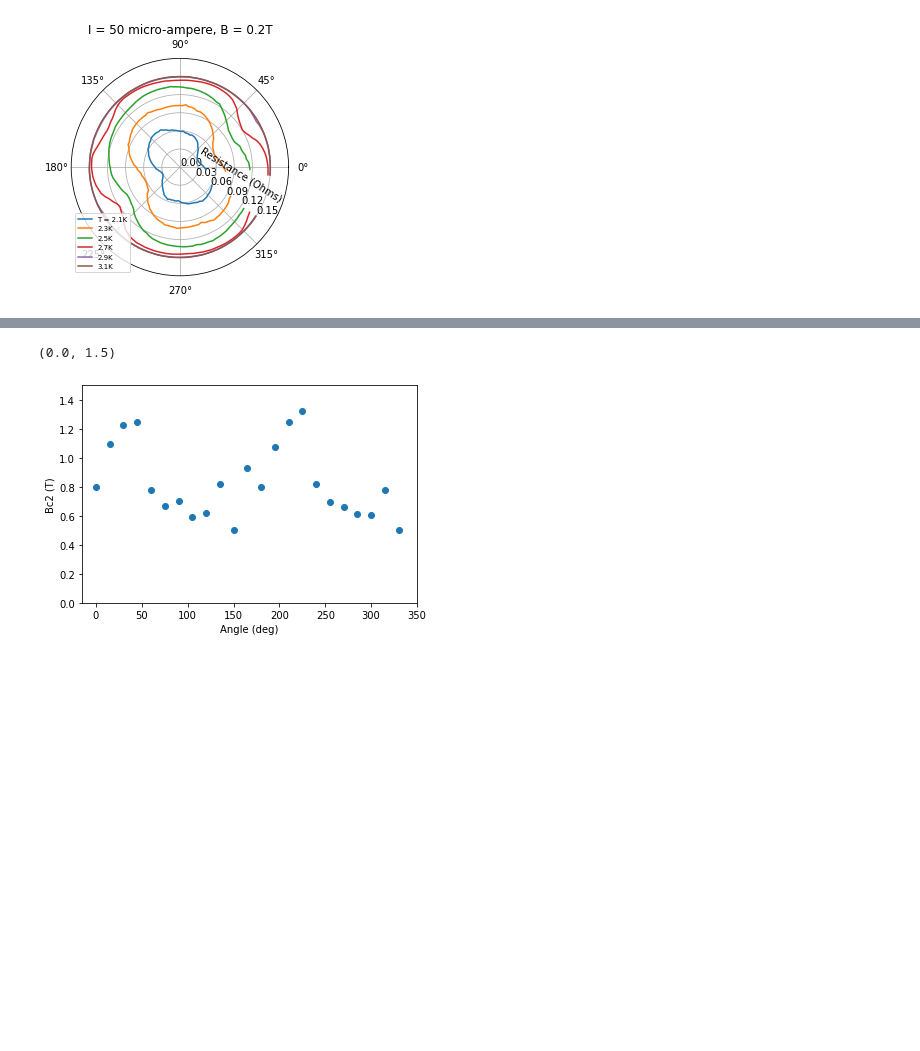
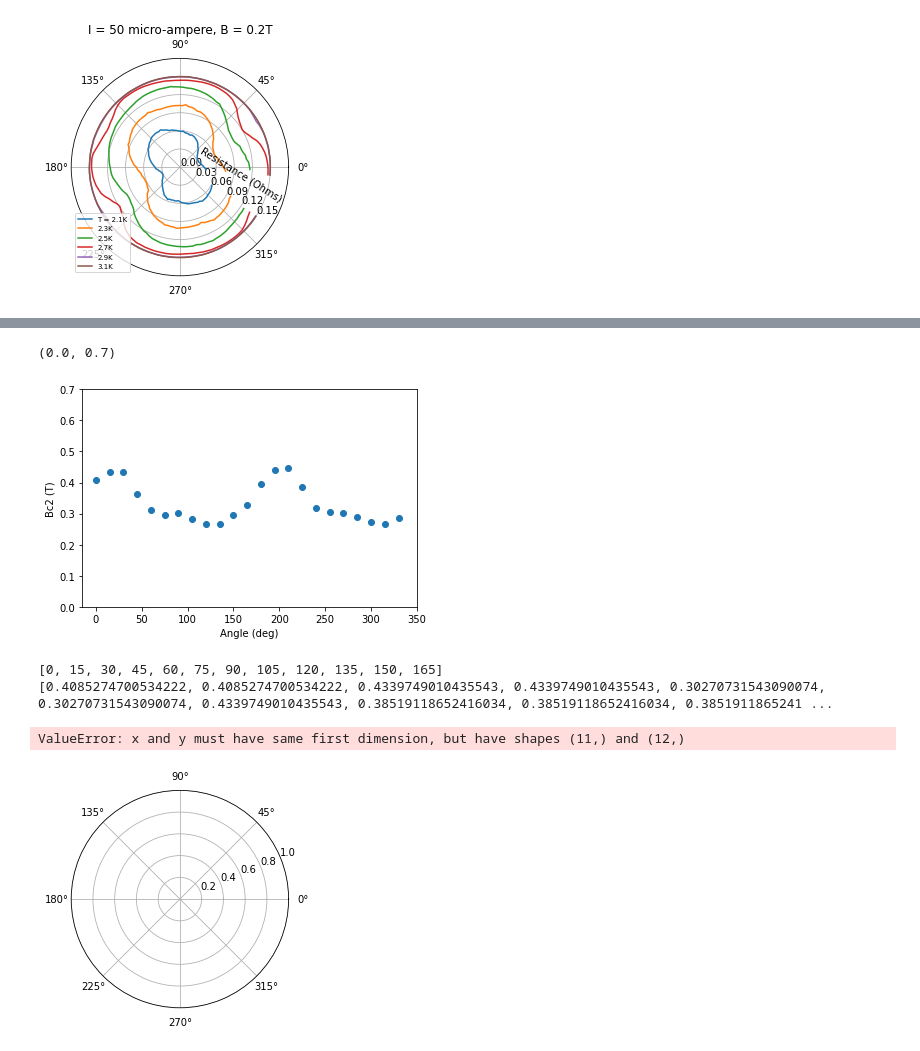
Before and after one commit to DerkNiessink/research-practicum, a Jupyter notebook: research.ipynb, the cells around one changed output, grey strips where cells are left out. Drawn from its saved outputs; the diff is of its cells as text; code cells hidden in the pictures; blank space fills up the shorter version.

```diff
--- a/research.ipynb
+++ b/research.ipynb
@@ -289,14 +307,52 @@ except:
     ValueError
 
 for angle in angles:
-    coord = linear(positions[f"{angle}deg"], 0.9)
+
+    # Half of the lists are reversed
+    if positions[f"{angle}deg"][0][0] > 10000:
+        L = list(reversed(positions[f"{angle}deg"]))
+    else:
+        L = positions[f"{angle}deg"]
+
+    coord = linear(L, 0.5)
     bc2s.append(coord[0] / 10000)
 
 plt.plot(angles, bc2s, "o")
 plt.xlabel("Angle (deg)")
 plt.ylabel("Bc2 (T)")
 plt.xlim(-15, 350)
-plt.ylim(0, 1.5)
+plt.ylim(0, 0.7)
 # %% [output]
-(0.0, 1.5)
+(0.0, 0.7)
-[figure, old version]
+[figure, new version]
+# %%
+
+
+
+angles_inorder = []
+bc2s_inorder = []
+for angle in angles:
+    angles_inorder.append(min(angles))
+    bc2s_inorder.append(bc2s[angles.index(min(angles))])
+    angles.remove(min(angles))
+
+print(angles_inorder)
+print(bc2s_inorder)
+angles_rad_inorder = [angle / 180 * np.pi for angle in angles]
+
+
+fig, ax = plt.subplots(subplot_kw={'projection': 'polar'})
+ax.plot(angles_rad_inorder, bc2s_inorder)
+ax.set_title("I = 50 micro-ampere, B = 0.2T")
+
+ax.legend(loc = "lower left", prop={"size": 7})
+ax.set_rlabel_position(-32)
+ax.set_rlim(0, 0.6)
+label_position=ax.get_rlabel_position()
+ax.text(np.radians(label_position+25),ax.get_rmax()*4/7,'Bc2 (T)', rotation=label_position,ha='center',va='center')
+ax.grid(True)
+# %% [output]
+[0, 15, 30, 45, 60, 75, 90, 105, 120, 135, 150, 165]
+[0.4085274700534222, 0.4085274700534222, 0.4339749010435543, 0.4339749010435543, 0.30270731543090074, 0.30270731543090074, 0.4339749010435543, 0.38519118652416034, 0.38519118652416034, 0.3851911865241 ...
+ValueError: x and y must have same first dimension, but have shapes (11,) and (12,)
+[figure, added]
```
Also changed, not shown: parts of 4 cells of this notebook, 1 other file.
